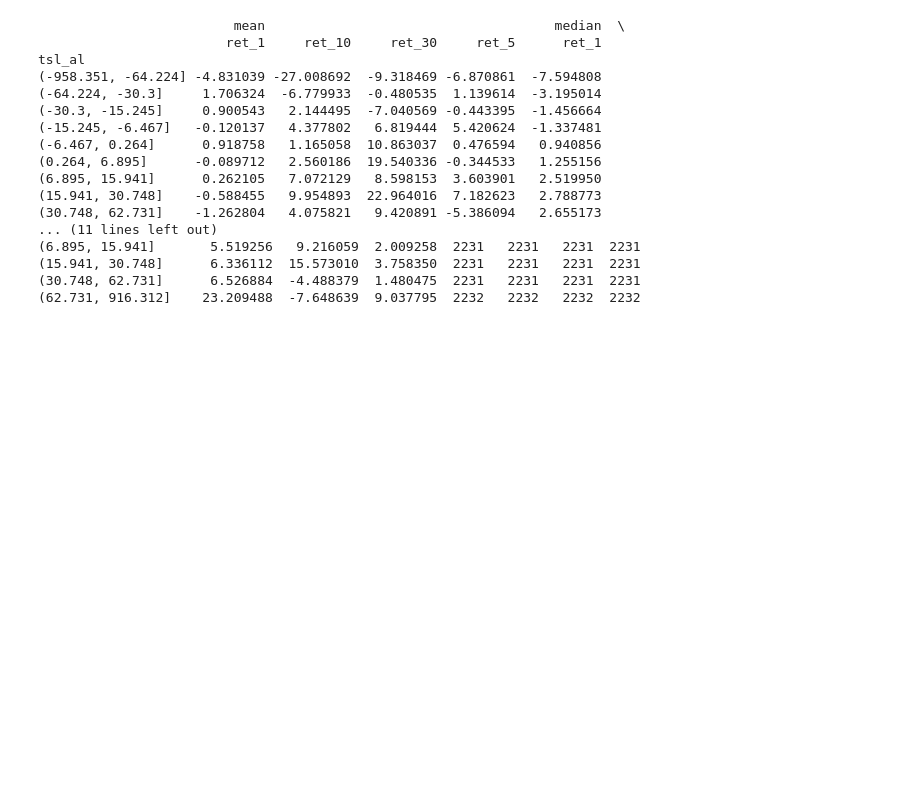
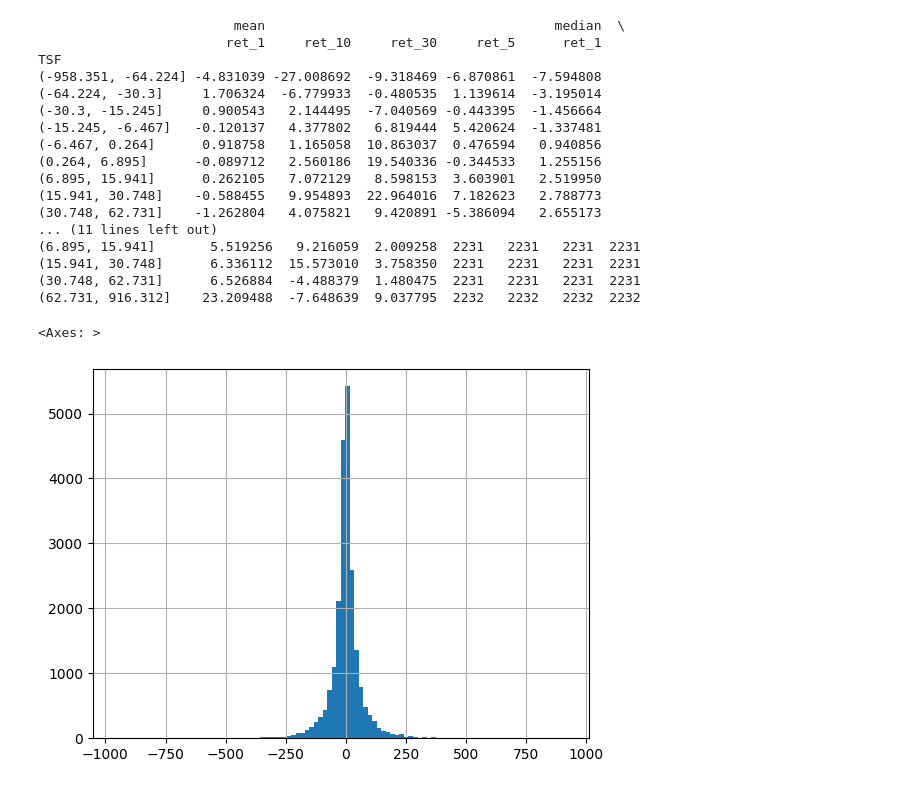
Before and after one commit to Doofinchmertz/ZeltaLabPS, a Jupyter notebook: BackTesting/src/Ayush/TSF.ipynb, the cells around one changed output. Drawn from its saved outputs; the diff is of its cells as text; code cells hidden in the pictures; blank space fills up the shorter version.

```diff
--- a/BackTesting/src/Ayush/TSF.ipynb
+++ b/BackTesting/src/Ayush/TSF.ipynb
@@ -59,13 +59,13 @@ def ret(df):
 df = ret(df)
 # %%
 df['TSF'] = talib.TSF(df['close'], timeperiod=10)
-df['tsl_al'] = df['TSF'] - df['close']
+df['TSF'] = df['TSF'] - df['close']
 # %%
-print_buckets(df, ['tsl_al'], rets = ['ret_10', 'ret_30', 'ret_1', 'ret_5'], aggfunc = ['mean', 'median', 'count'], buckets = 10)
+print_buckets(df, ['TSF'], rets = ['ret_10', 'ret_30', 'ret_1', 'ret_5'], aggfunc = ['mean', 'median', 'count'], buckets = 10)
 # %% [output]
                          mean                                     median  \
                         ret_1     ret_10     ret_30     ret_5      ret_1
-tsl_al
+TSF
 (-958.351, -64.224] -4.831039 -27.008692  -9.318469 -6.870861  -7.594808
 (-64.224, -30.3]     1.706324  -6.779933  -0.480535  1.139614  -3.195014
 (-30.3, -15.245]     0.900543   2.144495  -7.040569 -0.443395  -1.456664
@@ -120,3 +120,8 @@ def generate_signals(df, flag_column, exit=exit):
                 compare = 0
 
     df['signal'] = signals
+# %%
+df['TSF'].hist(bins=100)
+# %% [output]
+<Axes: >
+[figure, added]
```
Also changed, not shown: 13 other files.
